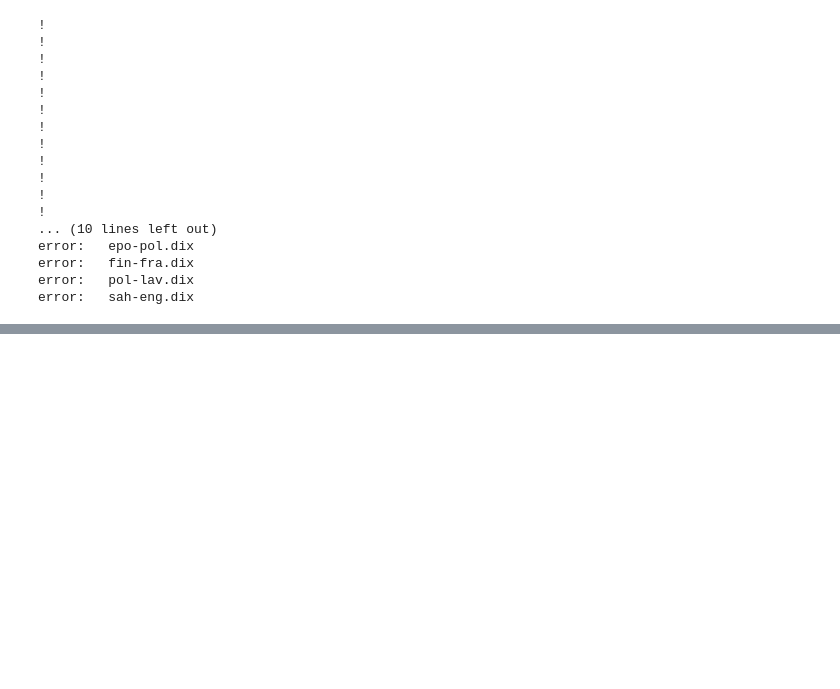
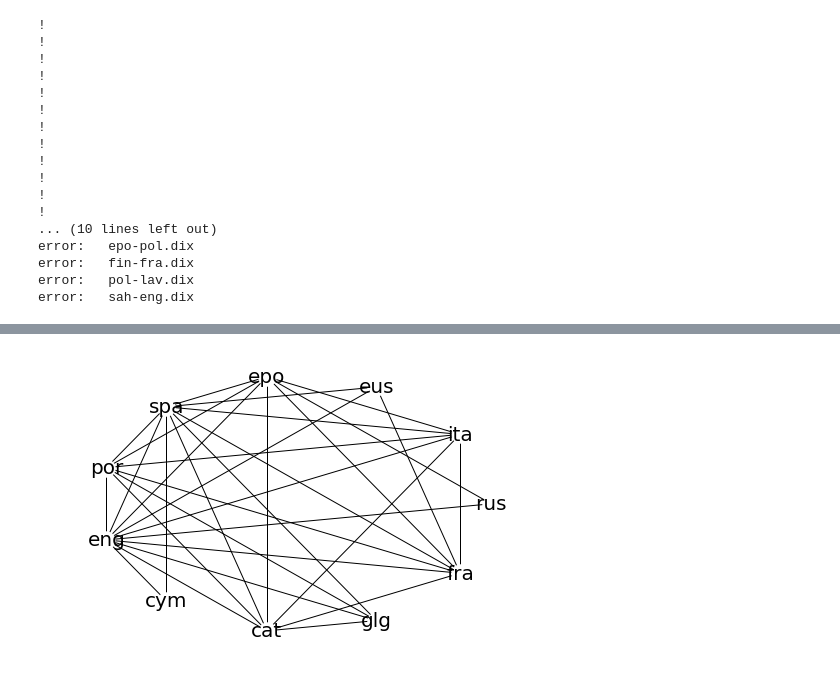
Before and after one commit to dkbrz/GSoC_2018, a Jupyter notebook: Fixed.ipynb, the cells around one changed output, grey strips where cells are left out. Drawn from its saved outputs; the diff is of its cells as text; code cells hidden in the pictures; blank space fills up the shorter version.

```diff
--- a/Fixed.ipynb
+++ b/Fixed.ipynb
@@ -175,0 +298,6 @@ error:   sah-eng.dix
+# %%
+lang1, lang2 = 'eng','rus'
+n = 10
+
+%time load_file(lang1, lang2, n=n)
+%time change_encoding('{}-{}'.format(lang1,lang2))
@@ -175,0 +307,4 @@ error:   sah-eng.dix
+# %%
+check_graph(lang1, lang2, n=10)
+# %% [output]
+[figure, added]
```
Also changed, not shown: parts of 15 cells of this notebook, 3 other files.
